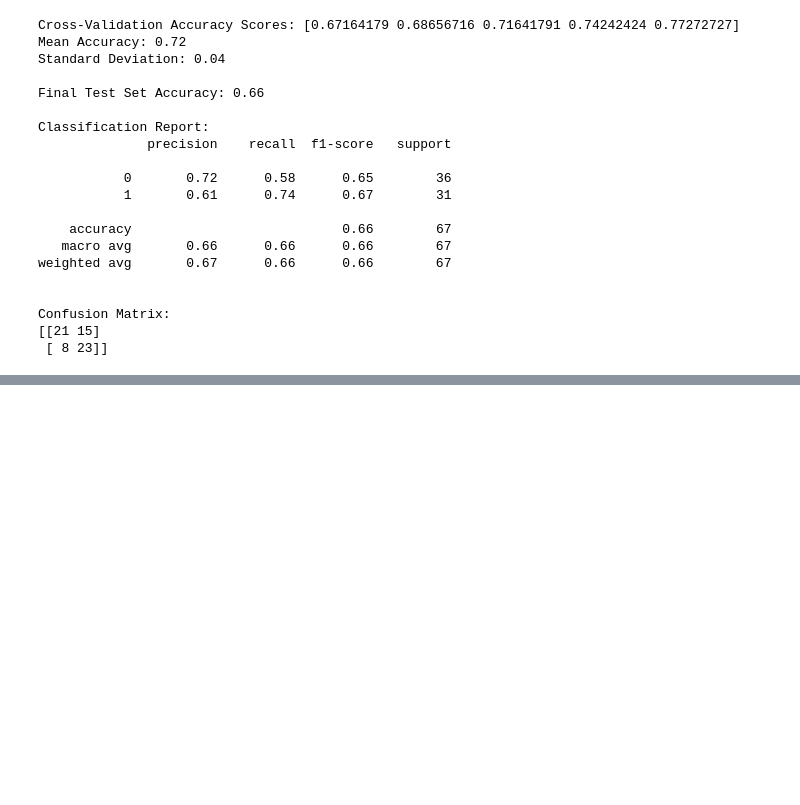
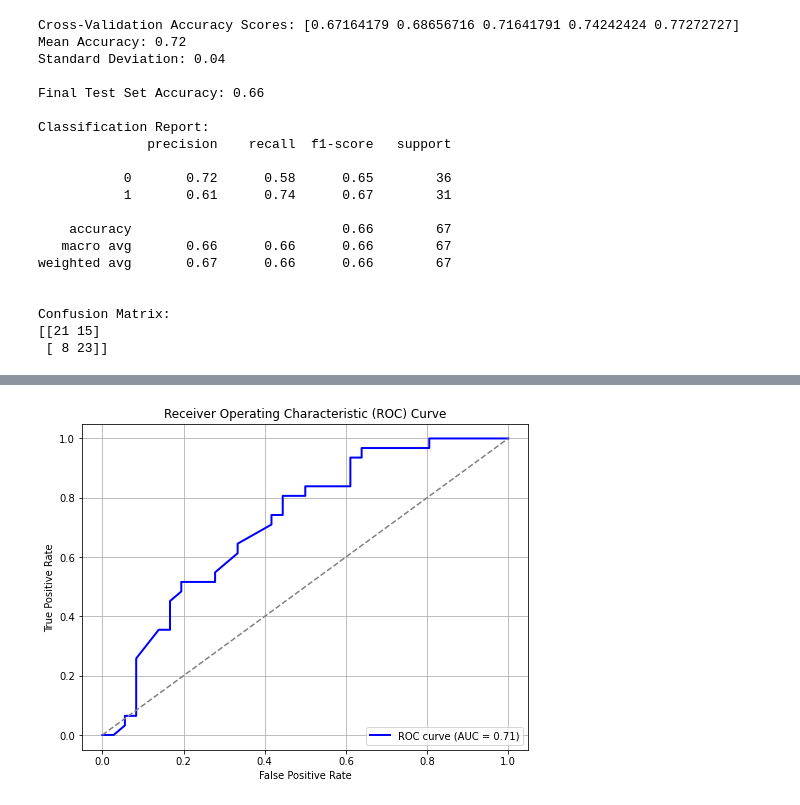
Before and after one commit to JQ69420/DsAnalysisProject, a Jupyter notebook: notebooks/gradientboosting.ipynb, the cells around one changed output, grey strips where cells are left out. Drawn from its saved outputs; the diff is of its cells as text; code cells hidden in the pictures; blank space fills up the shorter version.

Commit message:
gradient boosting + ROC - AUC + Prediction model

```diff
--- a/notebooks/gradientboosting.ipynb
+++ b/notebooks/gradientboosting.ipynb
@@ -313,0 +316,80 @@ Confusion Matrix:
+# %%
+import pandas as pd
+import numpy as np
+from sklearn.model_selection import train_test_split
+from sklearn.ensemble import GradientBoostingClassifier
+from sklearn.preprocessing import StandardScaler, OneHotEncoder
+from sklearn.impute import SimpleImputer
+from sklearn.compose import ColumnTransformer
+from sklearn.pipeline import Pipeline
+from sklearn.metrics import roc_curve, roc_auc_score
+import os
+import matplotlib.pyplot as plt
+
+# Load the data
+student_file = os.path.join("..", "data", "processed", "Merged_Final_File_Updated.xlsx")
+df = pd.read_excel(student_file)
+
+# Map dependent variable 'dropped out' to binary
+df['dropped out'] = df['dropped out'].map({'no': 0, 'yes': 1})
+
+# Define features and target
+features = ['anl1 final grade', 'anl2 final grade', 'anl3 final grade', 'anl4 final grade', 'education_level']
+target = 'dropped out'
+
+X = df[features]
+y = df[target]
+
+# Define preprocessing for numerical and categorical features
+numerical_features = ['anl1 final grade', 'anl2 final grade', 'anl3 final grade', 'anl4 final grade']
+categorical_features = ['education_level']
+
+numerical_transformer = Pipeline(steps=[
+    ('imputer', SimpleImputer(strategy='constant', fill_value=1)),  # Fill NA values with 1
+    ('scaler', StandardScaler())
+])
+categorical_transformer = OneHotEncoder(handle_unknown='ignore')
+
+preprocessor = ColumnTransformer(
+    transformers=[
+        ('num', numerical_transformer, numerical_features),
+        ('cat', categorical_transformer, categorical_features)
+    ]
+)
+
+# Create the pipeline with Gradient Boosting Classifier
+pipeline = Pipeline(steps=[
+    ('preprocessor', preprocessor),
+    ('classifier', GradientBoostingClassifier(n_estimators=50, learning_rate=0.05, max_depth=3, random_state=42))
+])
+
+# Split data into training and testing sets for final evaluation
+X_train, X_test, y_train, y_test = train_test_split(X, y, test_size=0.2, random_state=42, stratify=y)
+
+# Train the model on the training set
+pipeline.fit(X_train, y_train)
+
+# Predict probabilities for the test set (probabilities for the positive class, i.e., class 1)
+y_prob = pipeline.predict_proba(X_test)[:, 1]  # Get probabilities for the positive class (class 1)
+
+# Calculate ROC curve
+fpr, tpr, thresholds = roc_curve(y_test, y_prob)
+
+# Calculate AUC
+auc = roc_auc_score(y_test, y_prob)
+
+# Plot ROC curve
+plt.figure(figsize=(8, 6))
+plt.plot(fpr, tpr, label=f'ROC curve (AUC = {auc:.2f})', color='blue', linewidth=2)
+plt.plot([0, 1], [0, 1], color='gray', linestyle='--')  # Diagonal line (no skill)
+plt.xlabel('False Positive Rate')
+plt.ylabel('True Positive Rate')
+plt.title('Receiver Operating Characteristic (ROC) Curve')
+plt.legend(loc='lower right')
+plt.grid(True)
+plt.show()
+
+# Print AUC value
+print(f"AUC: {auc:.2f}")
+# %% [output]
+[figure, added]
```
Also changed, not shown: parts of 3 cells of this notebook, 4 other files.
